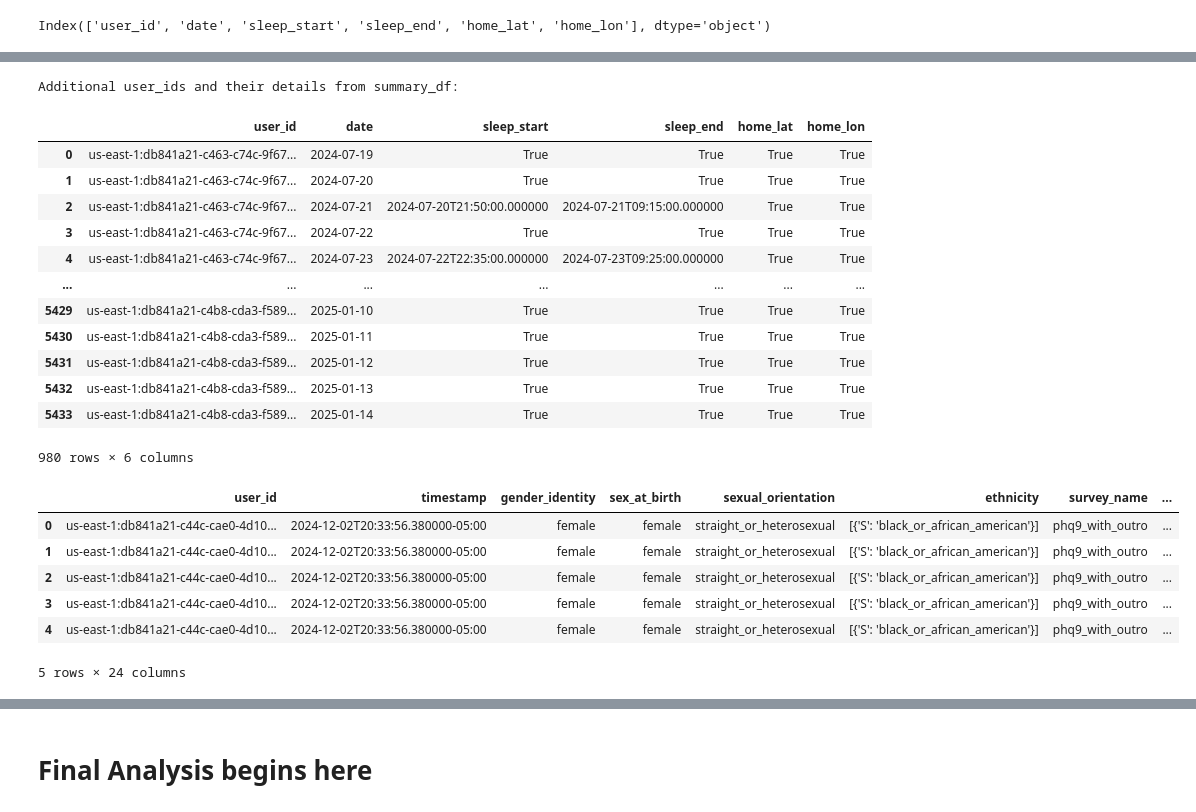
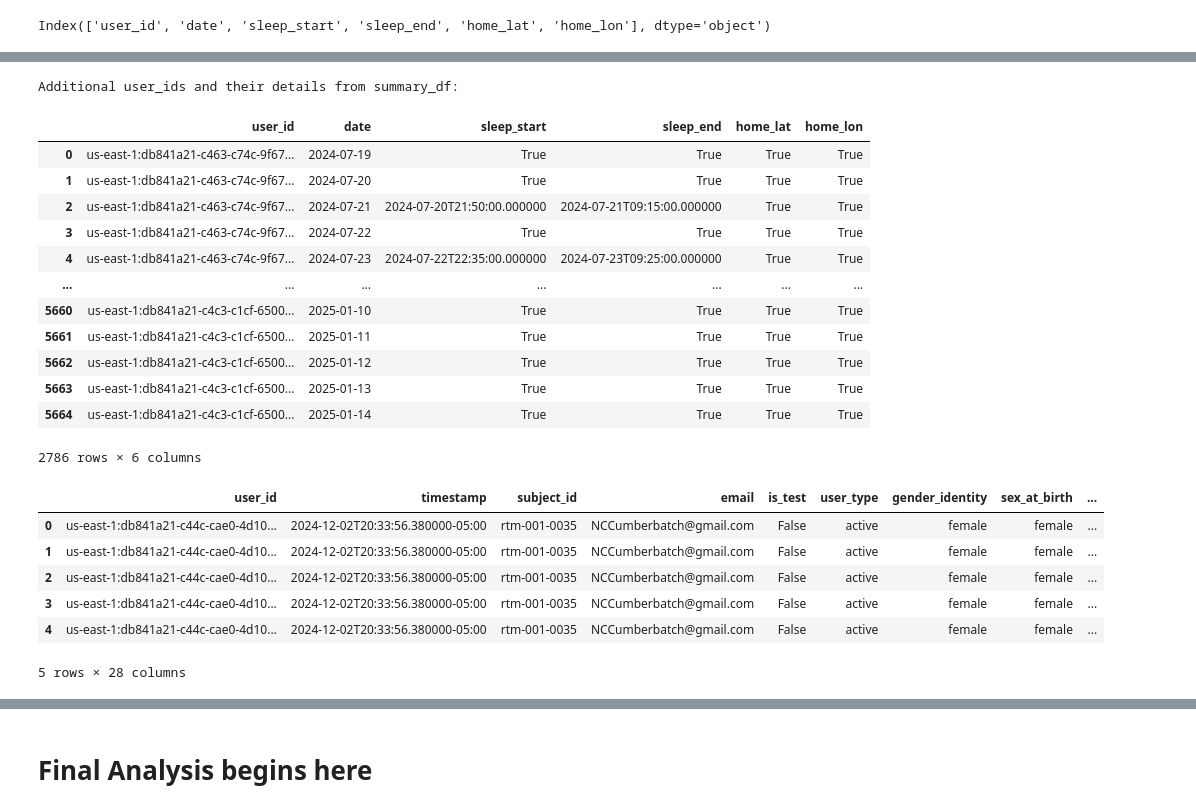
Before and after one commit to paragjadhav14/HR_ML_model_building, a Jupyter notebook: dtc_user_Attributes.ipynb, the cells around one changed output, grey strips where cells are left out. Drawn from its saved outputs; the diff is of its cells as text; code cells hidden in the pictures.

```diff
--- a/dtc_user_Attributes.ipynb
+++ b/dtc_user_Attributes.ipynb
@@ -343,0 +497,3 @@ user_attributes_df.shape
+# %%
+user_attributes_df = pd.merge(user_df, user_attributes_df, on='user_id')
+user_attributes_df.head()
@@ -713,3 +889,19 @@ Index(['user_id', 'timestamp', 'survey_name', 'survey_name',
        'phq_9_with_outro_total', 'mental_health_history_q4',
        'invalid_format_quality_of_life'],
       dtype='object')
+# %%
+# Get the current working directory
+current_directory = os.getcwd()
+print('current_directory: ', current_directory)
+
+# Specify the file name
+file_name = 'dtc_self_report_df.csv'
+
+# Create the full file path
+file_path = os.path.join(current_directory, file_name)
+
+# Save the DataFrame to a CSV file
+self_report_df.to_csv(file_path, index=False)
+
+# Display a message indicating the file has been saved
+print(f"DataFrame has been saved to {file_path}")
@@ -920,8 +1129,8 @@ filtered_user_attributes_df
 
 # 2. Join the two tables on 'user_id'
 # Using an inner join will keep only those user_ids present in both tables.
-merged_df = pd.merge(self_report_df, user_attributes_df, on='user_id', how='inner')
-merged_df.head()
+merged_self_report_user_attribute_df = pd.merge(self_report_df, user_attributes_df, on='user_id', how='inner')
+merged_self_report_user_attribute_df.head()
 # %% [output]
 |  | user_id | timestamp | survey_name | phq8_q1 | phq8_q2 | phq8_q3 | phq8_q4 | phq8_q5 | phq8_q6 | phq8_q7 | ... |
 | 0 | us-east-1:db841a21-c44c-cae0-4d10... | 2024-12-02T20:33:56.380000-05:00 | phq9_with_outro | 1 | 1 | 0 | 2 | 0 | 1 | 0 | ... |
@@ -931,0 +1151,8 @@ merged_df.head()
+# %%
+merged_self_report_user_attribute_df = merged_self_report_user_attribute_df[[
+    'user_id', 'timestamp', 'subject_id', 'email', 'is_test',
+    'user_type', 'gender_identity', 'sex_at_birth', 'sexual_orientation', 'ethnicity',
+    'survey_name', 'phq8_q1', 'phq8_q2', 'phq8_q3', 'phq8_q4', 'phq8_q5',
+    'phq8_q6', 'phq8_q7', 'phq8_q8', 'phq9_q9', 'phq9_intro', 'phq9_outro', 'phq_total',
+    ]]
+merged_self_report_user_attribute_df.head()
@@ -1404,7 +1654,7 @@ Index(['user_id', 'timestamp', 'gender_identity', 'sex_at_birth',
       dtype='object')
 # %%
 # Get unique user_ids from both dataframes
-merged_user_ids = set(merged_df['user_id'].unique())
+merged_user_ids = set(merged_self_report_user_attribute_df['user_id'].unique())
 summary_user_ids = set(summary_df['user_id'].unique())
 
 # Find the additional user_ids present in summary_df but not in merged_df
@@ -1424,24 +1674,24 @@ Additional user_ids and their details from summary_df:
 | 3 | us-east-1:db841a21-c463-c74c-9f67... | 2024-07-22 | True | True | True | True |
 | 4 | us-east-1:db841a21-c463-c74c-9f67... | 2024-07-23 | 2024-07-22T22:35:00.000000 | 2024-07-23T09:25:00.000000 | True | True |
 | ... | ... | ... | ... | ... | ... | ... |
-| 5429 | us-east-1:db841a21-c4b8-cda3-f589... | 2025-01-10 | True | True | True | True |
-| 5430 | us-east-1:db841a21-c4b8-cda3-f589... | 2025-01-11 | True | True | True | True |
-| 5431 | us-east-1:db841a21-c4b8-cda3-f589... | 2025-01-12 | True | True | True | True |
-| 5432 | us-east-1:db841a21-c4b8-cda3-f589... | 2025-01-13 | True | True | True | True |
-| 5433 | us-east-1:db841a21-c4b8-cda3-f589... | 2025-01-14 | True | True | True | True |
+| 5660 | us-east-1:db841a21-c4c3-c1cf-6500... | 2025-01-10 | True | True | True | True |
+| 5661 | us-east-1:db841a21-c4c3-c1cf-6500... | 2025-01-11 | True | True | True | True |
+| 5662 | us-east-1:db841a21-c4c3-c1cf-6500... | 2025-01-12 | True | True | True | True |
+| 5663 | us-east-1:db841a21-c4c3-c1cf-6500... | 2025-01-13 | True | True | True | True |
+| 5664 | us-east-1:db841a21-c4c3-c1cf-6500... | 2025-01-14 | True | True | True | True |
-980 rows × 6 columns
+2786 rows × 6 columns
 # %%
 # Merge merged_df and summary_df based on the common 'user_id' column using an inner join
-common_df = pd.merge(merged_df, summary_df, on='user_id', how='inner')
+common_df = pd.merge(merged_self_report_user_attribute_df, summary_df, on='user_id', how='inner')
 common_df.head()
 # %% [output]
-|  | user_id | timestamp | gender_identity | sex_at_birth | sexual_orientation | ethnicity | survey_name | ... |
-| 0 | us-east-1:db841a21-c44c-cae0-4d10... | 2024-12-02T20:33:56.380000-05:00 | female | female | straight_or_heterosexual | [{'S': 'black_or_african_american'}] | phq9_with_outro | ... |
-| 1 | us-east-1:db841a21-c44c-cae0-4d10... | 2024-12-02T20:33:56.380000-05:00 | female | female | straight_or_heterosexual | [{'S': 'black_or_african_american'}] | phq9_with_outro | ... |
-| 2 | us-east-1:db841a21-c44c-cae0-4d10... | 2024-12-02T20:33:56.380000-05:00 | female | female | straight_or_heterosexual | [{'S': 'black_or_african_american'}] | phq9_with_outro | ... |
-| 3 | us-east-1:db841a21-c44c-cae0-4d10... | 2024-12-02T20:33:56.380000-05:00 | female | female | straight_or_heterosexual | [{'S': 'black_or_african_american'}] | phq9_with_outro | ... |
-| 4 | us-east-1:db841a21-c44c-cae0-4d10... | 2024-12-02T20:33:56.380000-05:00 | female | female | straight_or_heterosexual | [{'S': 'black_or_african_american'}] | phq9_with_outro | ... |
+|  | user_id | timestamp | subject_id | email | is_test | user_type | gender_identity | sex_at_birth | ... |
+| 0 | us-east-1:db841a21-c44c-cae0-4d10... | 2024-12-02T20:33:56.380000-05:00 | rtm-001-0035 | NCCumberbatch@gmail.com | False | active | female | female | ... |
+| 1 | us-east-1:db841a21-c44c-cae0-4d10... | 2024-12-02T20:33:56.380000-05:00 | rtm-001-0035 | NCCumberbatch@gmail.com | False | active | female | female | ... |
+| 2 | us-east-1:db841a21-c44c-cae0-4d10... | 2024-12-02T20:33:56.380000-05:00 | rtm-001-0035 | NCCumberbatch@gmail.com | False | active | female | female | ... |
+| 3 | us-east-1:db841a21-c44c-cae0-4d10... | 2024-12-02T20:33:56.380000-05:00 | rtm-001-0035 | NCCumberbatch@gmail.com | False | active | female | female | ... |
+| 4 | us-east-1:db841a21-c44c-cae0-4d10... | 2024-12-02T20:33:56.380000-05:00 | rtm-001-0035 | NCCumberbatch@gmail.com | False | active | female | female | ... |
-5 rows × 24 columns
+5 rows × 28 columns
 # %%
 print("Shape of the common dataframe:", common_df.shape)
 # %% [output]
```
Also changed, not shown: parts of 120 cells of this notebook, 1 other file.
